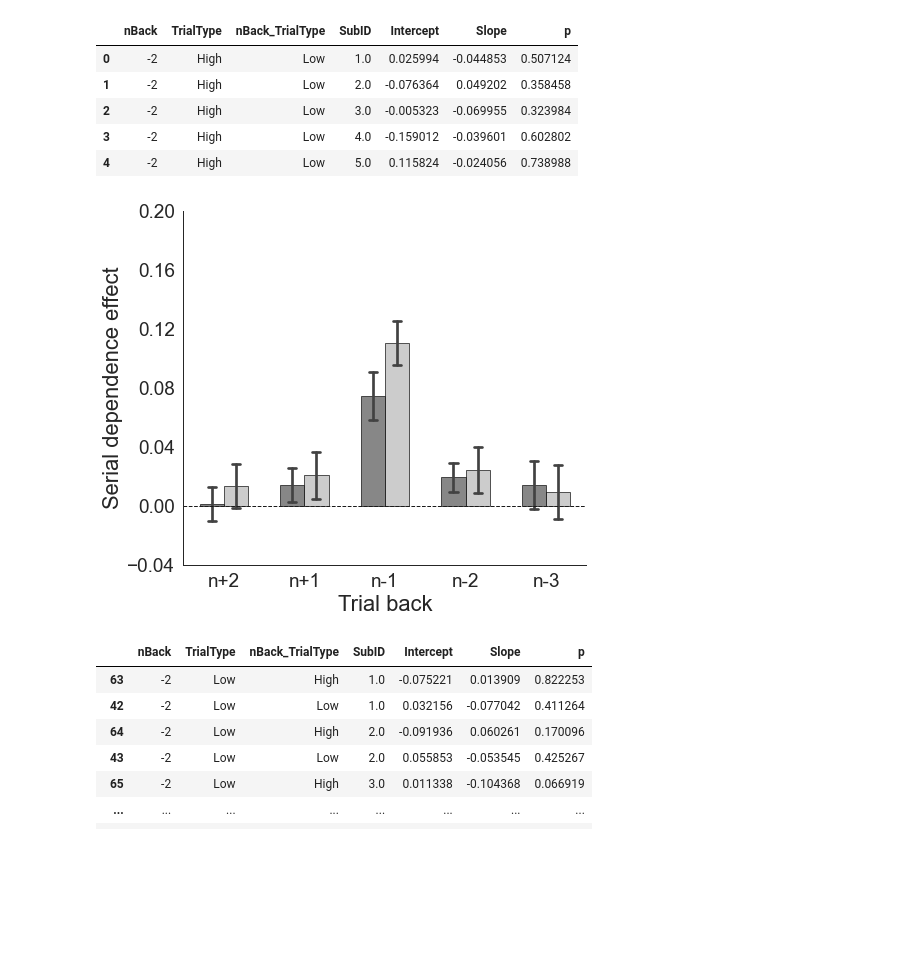
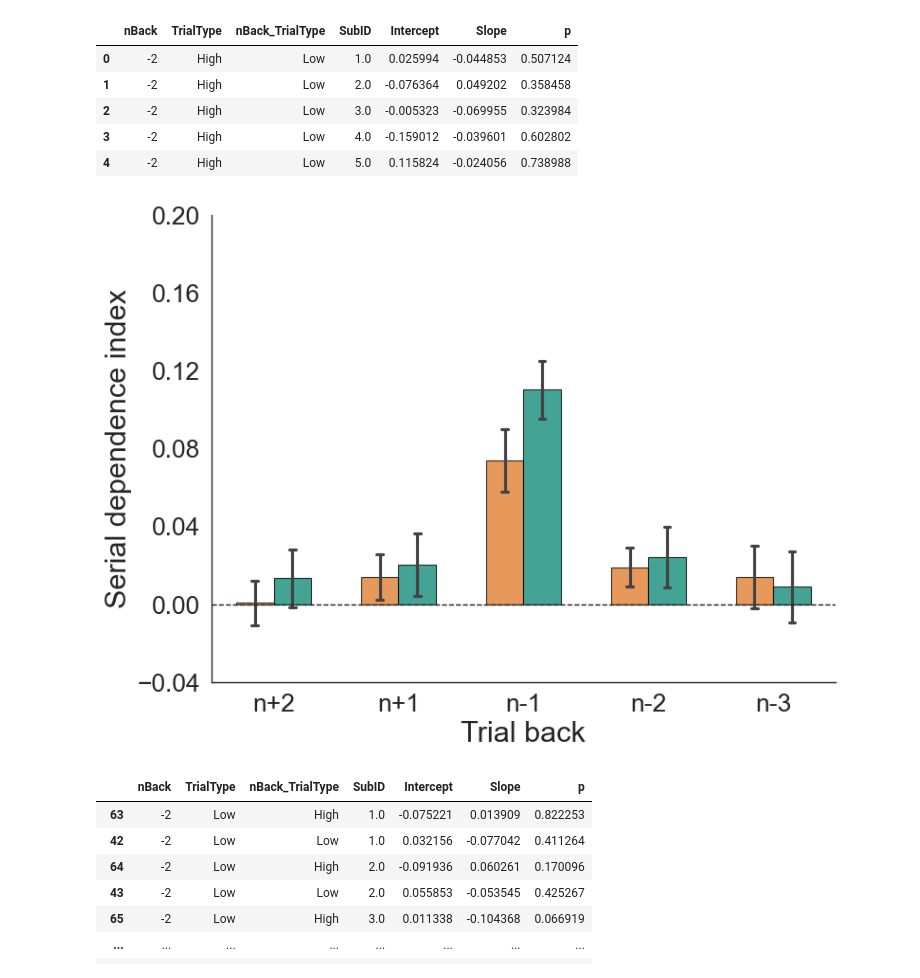
Before and after one commit to msenselab/emotion-and-serial-dependence, a Jupyter notebook: DataAnalysis_TimeEmotion_Dec2023_NCP.ipynb, the cells around one changed output. Drawn from its saved outputs; the diff is of its cells as text; code cells hidden in the pictures; blank space fills up the shorter version.

```diff
--- a/DataAnalysis_TimeEmotion_Dec2023_NCP.ipynb
+++ b/DataAnalysis_TimeEmotion_Dec2023_NCP.ipynb
@@ -2137,44 +2135,44 @@ reg_seq_con.head()
 sns.set_theme(style = 'white', font = 'Arial')
 paper_rc = {'lines.linewidth': 1.5, 'lines.markersize': 3}
 sns.set_context("paper", rc = paper_rc)
-plt.figure(figsize=(7,6))
+plt.figure(figsize=(8,6))
 
 colors_list = ['#FF7C15','#00A087FF']
-colors_list = ['dimgray','silver']
+#colors_list = ['dimgray','silver']
 
 reg_seq_con_CurLow = reg_seq_con.drop(reg_seq_con[reg_seq_con['TrialType']=='High'].index)
 
 PlotData = reg_seq_con_CurLow.groupby(['nBack','SubID','nBack_TrialType']).agg({'Slope':'mean'}).reset_index()
 
 ax = sns.barplot(x='nBack',y='Slope',hue="nBack_TrialType",data=PlotData,
                  hue_order=['High','Low'], palette=colors_list,
                  dodge = True,errorbar=('se', 1),capsize=0.1,
                  width=0.6, alpha=0.8,edgecolor='black')
 
 plt.yticks([ -0.04, 0.0, 0.04, 0.08, 0.12, 0.16, 0.20])
 plt.axhline(y=0, color='k', linestyle='--',linewidth=1)
 
 plt.xlabel('Trial back', fontsize=22)
-plt.ylabel('Serial dependence effect', fontsize=22)
+plt.ylabel('Serial dependence index', fontsize=22)
 ax.set_xticklabels(['n+2','n+1','n-1','n-2','n-3'])
 
 plt.xticks(fontsize=19)
 plt.yticks(fontsize=19)
 
 sns.despine(top=True,right=True,left=False,bottom=False)
 
 # remove legend box
 plt.legend(loc='best',fontsize = 20)
 plt.gca().get_legend().get_frame().set_linewidth(0)
 plt.legend([],[], frameon=False)
 plt.tick_params(top=False,bottom=False,left=False,right=False)
 
 plt.tight_layout()
 plt.savefig(FigurePath+"/nBack_currentLow.png", dpi=600)
 #plt.savefig(FigurePath+"/SerialDep_Feedback_pointplot.eps", dpi=600)
 plt.show()
 # %% [output]
-[figure, old version]
+[figure, new version]
 # %%
 reg_seq_con_CurLow.groupby(['nBack','SubID','nBack_TrialType']).agg({ 'Slope': ['mean', 'sem'],'Intercept': ['mean', 'sem']}).reset_index()
 reg_seq_con_CurLow = reg_seq_con_CurLow.sort_values(by=['nBack','SubID','nBack_TrialType'])
```
Also changed, not shown: parts of 11 cells of this notebook.
